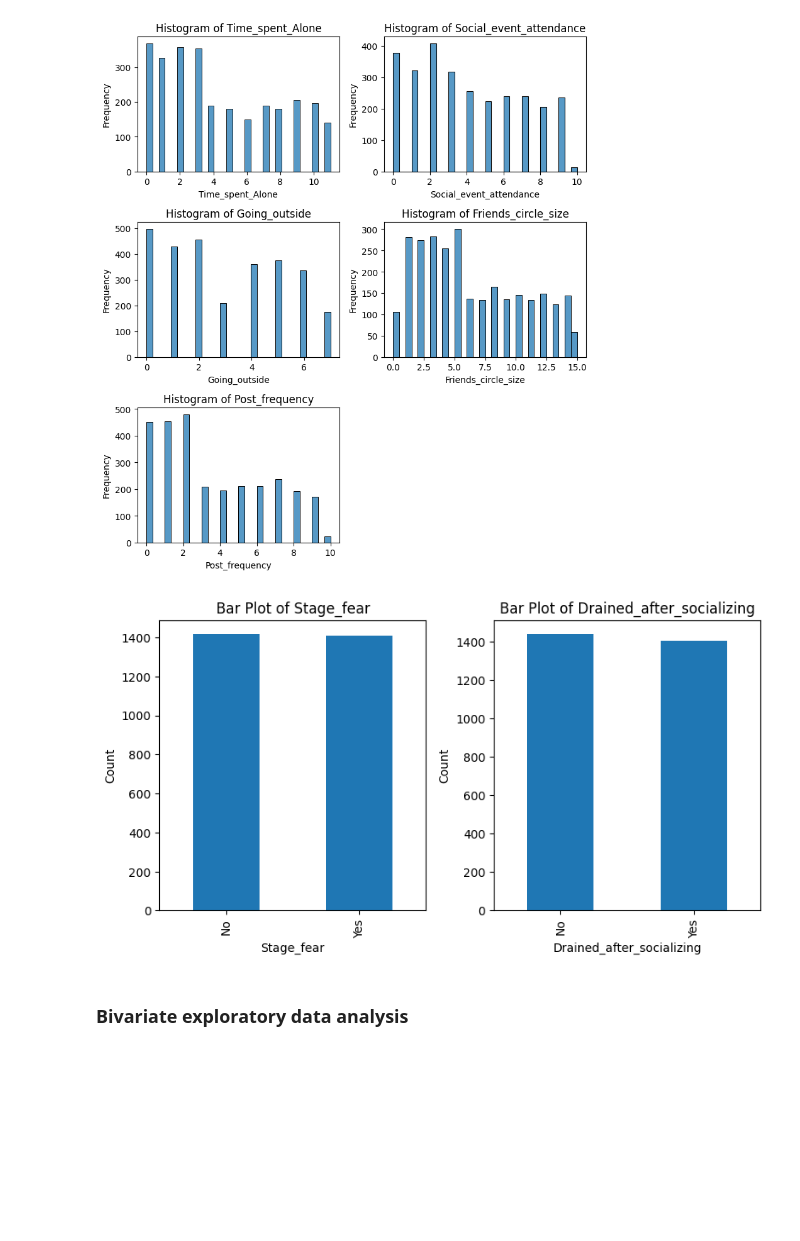
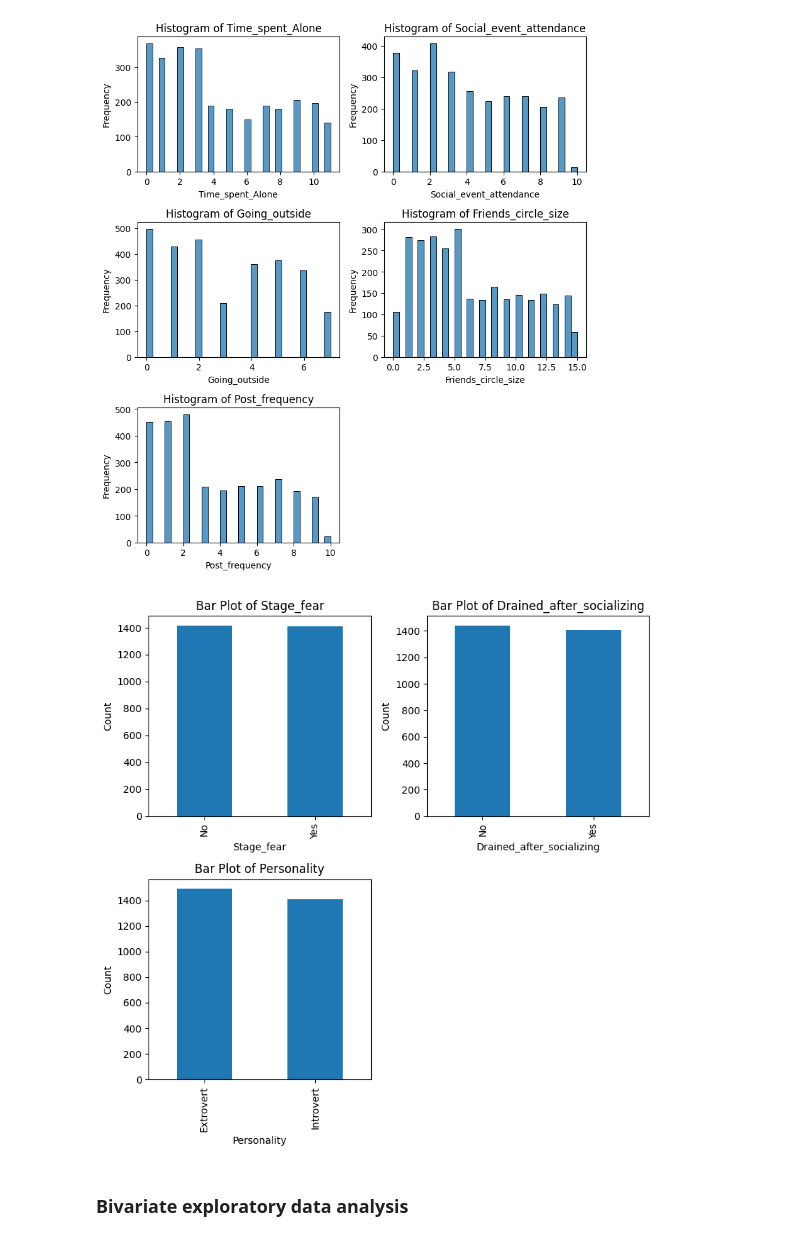
Before and after one commit to paulopezgil/personality_traits, a Jupyter notebook: nb.ipynb, the cells around one changed output. Saved outputs shown, nothing was run; the diff lists cells and outputs as text; code cells hidden in the pictures; blank space fills up the shorter version.

```diff
--- a/nb.ipynb
+++ b/nb.ipynb
@@ -117,22 +128,21 @@ plt.show()
 # %%
 
 # Select categorical columns
 categorical_cols = data.select_dtypes(include=['object', 'category']).columns
-categorical_cols = categorical_cols.drop('Personality')
 
 # Plot bar plots
 plt.figure(figsize=(8, 8))
 for i, col in enumerate(categorical_cols, 1):
     plt.subplot(2, 2, i)
     data[col].value_counts().plot(kind='bar')
     plt.title(f'Bar Plot of {col}')
     plt.xlabel(col)
     plt.ylabel('Count')
     plt.tight_layout()
 plt.tight_layout()
 plt.show()
 # %% [output]
-[figure, old version]
+[figure, new version]
 # %% [markdown]
 ### Bivariate exploratory data analysis
 # %%
```
Also changed, not shown: parts of 16 cells of this notebook, 2 other files.
